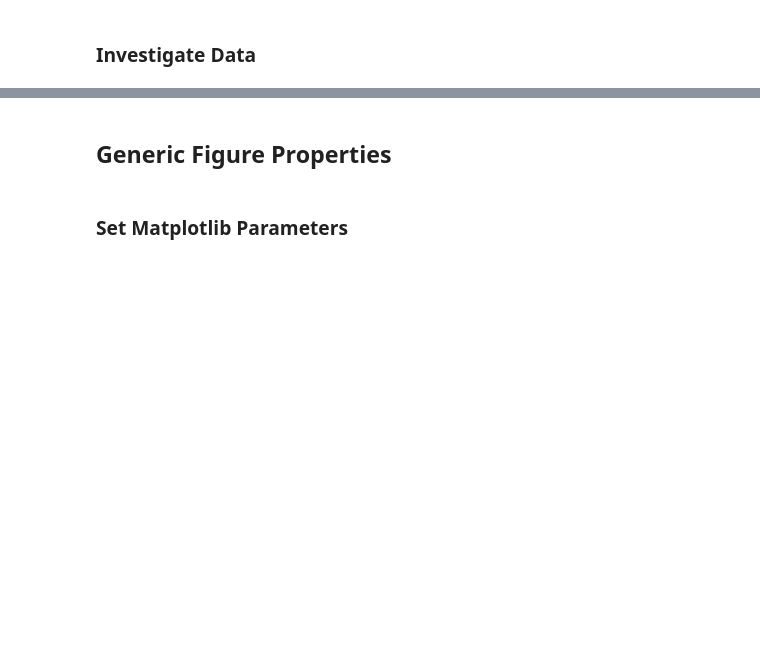
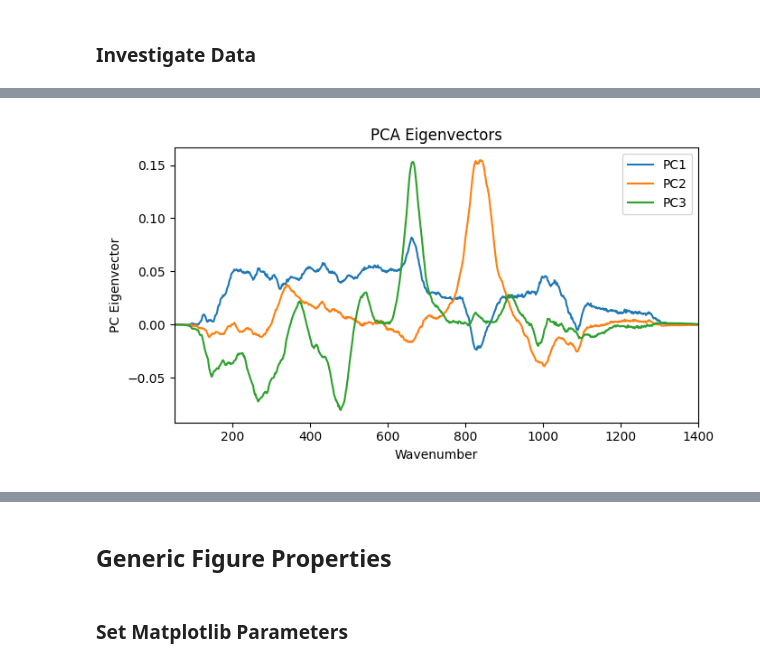
Before and after one commit to dvanhoesen/raman_prediction, a Jupyter notebook: Figures.ipynb, the cells around one changed output, grey strips where cells are left out. Cells and saved outputs as stored; diff of their text form; code cells hidden in the pictures; blank space fills up the shorter version.

```diff
--- a/Figures.ipynb
+++ b/Figures.ipynb
@@ -168,0 +318,19 @@ A small p-value (typically < 0.05) tells you that the observed difference betwee
+# %%
+## Eigenvectors for PC1 and PC2
+fig, ax = plt.subplots(figsize=(7,4))
+
+# Plot eigenvectors against wavenumber
+for i in range(3):
+    pci = pca.components_[i]
+    ax.plot(wavenumber, pci, label='PC{}'.format(i+1))
+
+ax.set_xlabel("Wavenumber")
+ax.set_ylabel("PC Eigenvector")
+ax.set_title("PCA Eigenvectors")
+ax.set_xlim([50, 1400])
+ax.legend()
+
+plt.tight_layout()
+plt.show()
+# %% [output]
+[figure, added]
```
Also changed, not shown: parts of 14 cells of this notebook, 4 other files.
